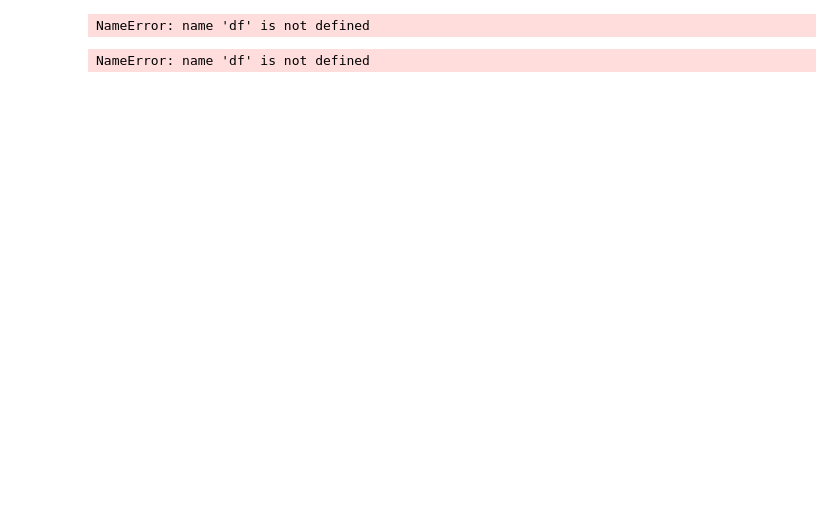
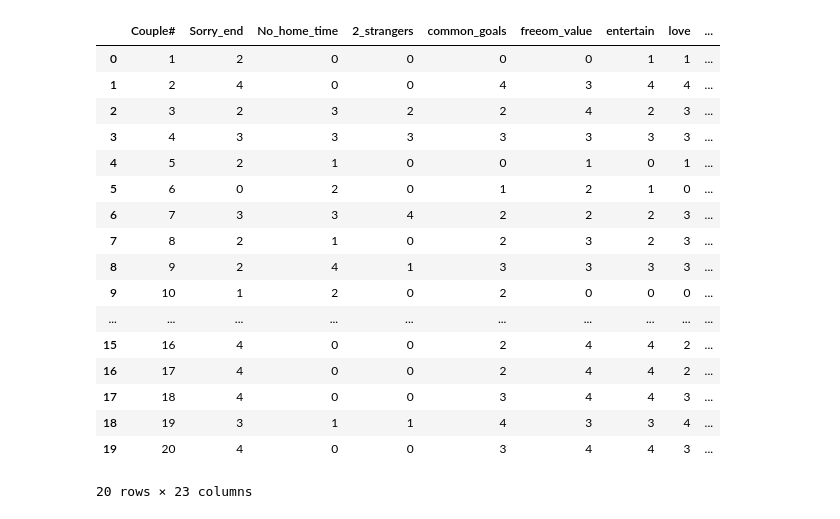
Before and after one commit to algjor/project2_creditcardfraud, a Jupyter notebook: proj_2_divorce.ipynb, the cells around one changed output. Cells and saved outputs as stored; diff of their text form; code cells hidden in the pictures; blank space fills up the shorter version.

```diff
--- a/proj_2_divorce.ipynb
+++ b/proj_2_divorce.ipynb
@@ -11,7 +12,7 @@ from sklearn.ensemble import RandomForestClassifier
 #Add code to each of the libraries/dependencies
 # %%
 # Load in data
-df = pd.read_csv("../Resources/divorce.csv")
+df = pd.read_csv("Resources/divorce.csv")
 
 # Display the DataFrame
 df.head()
@@ -37,0 +35,6 @@ df['Divorce_Y_N'].value_counts()
+# %%
+# Drop all repeative columns
+# Clean data
+new_df = df.copy()
+new_df = new_df.iloc[:, [0, 1, 6, 7, 10, 12, 13, 16, 18, 20, 24, 28, 29, 30, 31, 32, 38, 46, 47, 48, 52, 54, 55]]
+new_df.columns
@@ -38,14 +49,32 @@ df['Divorce_Y_N'].value_counts()
+# %%
+#Visualization of data
+new_df.head(20)
+# %% [output]
+|  | Couple# | Sorry_end | No_home_time | 2_strangers | common_goals | freeom_value | entertain | love | ... |
+| 0 | 1 | 2 | 0 | 0 | 0 | 0 | 1 | 1 | ... |
+| 1 | 2 | 4 | 0 | 0 | 4 | 3 | 4 | 4 | ... |
+| 2 | 3 | 2 | 3 | 2 | 2 | 4 | 2 | 3 | ... |
+| 3 | 4 | 3 | 3 | 3 | 3 | 3 | 3 | 3 | ... |
+| 4 | 5 | 2 | 1 | 0 | 0 | 1 | 0 | 1 | ... |
+| 5 | 6 | 0 | 2 | 0 | 1 | 2 | 1 | 0 | ... |
+| 6 | 7 | 3 | 3 | 4 | 2 | 2 | 2 | 3 | ... |
+| 7 | 8 | 2 | 1 | 0 | 2 | 3 | 2 | 3 | ... |
+| 8 | 9 | 2 | 4 | 1 | 3 | 3 | 3 | 3 | ... |
+| 9 | 10 | 1 | 2 | 0 | 2 | 0 | 0 | 0 | ... |
+| ... | ... | ... | ... | ... | ... | ... | ... | ... | ... |
+| 15 | 16 | 4 | 0 | 0 | 2 | 4 | 4 | 2 | ... |
+| 16 | 17 | 4 | 0 | 0 | 2 | 4 | 4 | 2 | ... |
+| 17 | 18 | 4 | 0 | 0 | 3 | 4 | 4 | 3 | ... |
+| 18 | 19 | 3 | 1 | 1 | 4 | 3 | 3 | 4 | ... |
+| 19 | 20 | 4 | 0 | 0 | 3 | 4 | 4 | 3 | ... |
+20 rows × 23 columns
 # %%
 # Drop the label to create the X data
 
-X = df.drop("Divorce_Y_N", axis=1)
+X = new_df.drop("Divorce_Y_N", axis=1)
 X
-# %% [output]
-NameError: name 'df' is not defined
 # %%
 # Create the y set from the "Divorce_Y_N" column
 
 y = df["Divorce_Y_N"]
 y
-# %% [output]
-NameError: name 'df' is not defined
```
Also changed, not shown: parts of 30 cells of this notebook, 1 other file.
